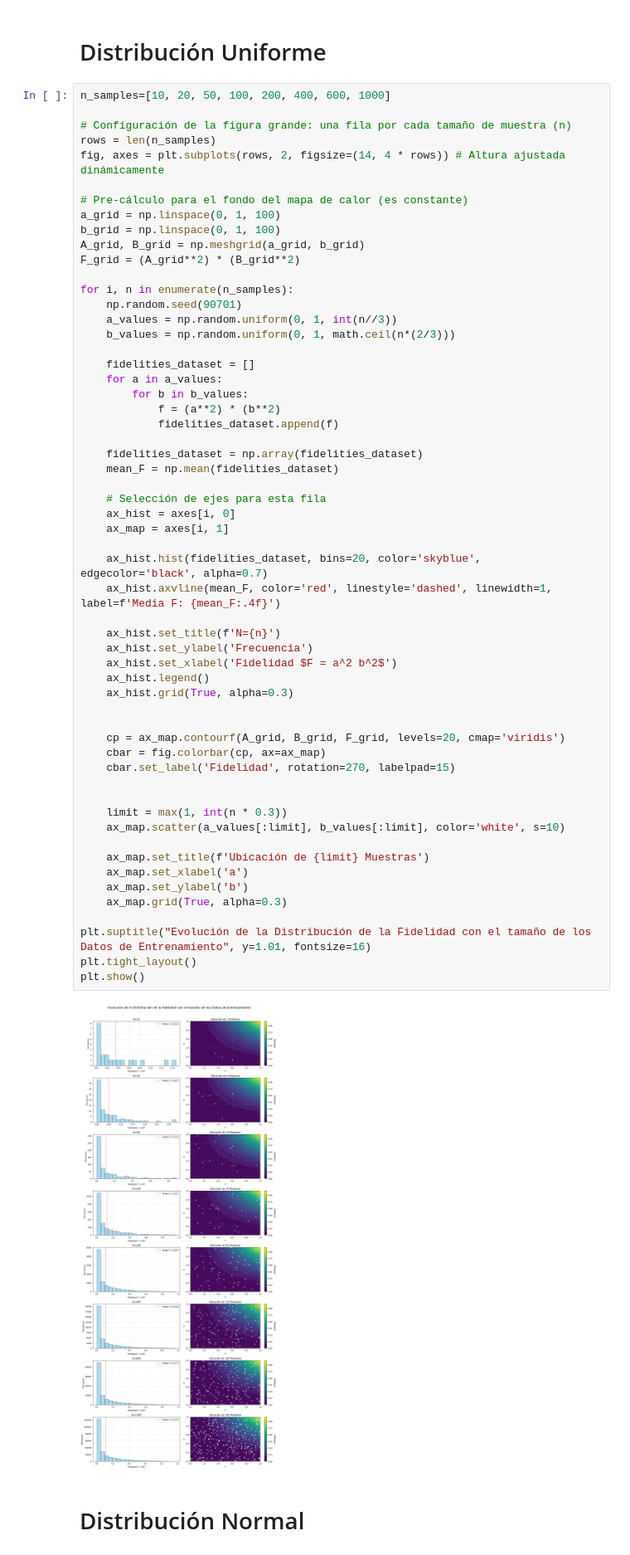
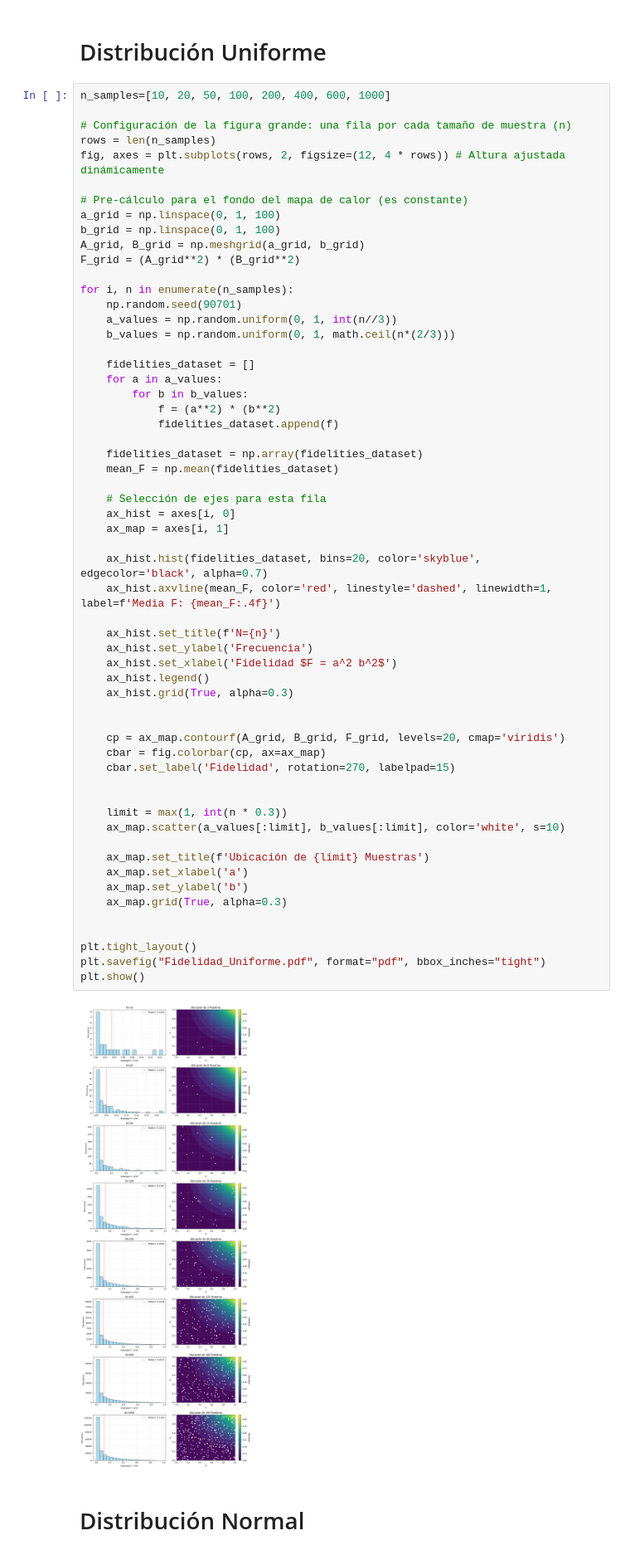
Before and after one commit to DayanaHenao/DiscriminativeQuantumNeuralNetworks, a Jupyter notebook: AnalisisExploratoriodeDatos.ipynb, the cells around one changed output. Shown at 83% size. Drawn from its saved outputs; the diff is of its cells as text.

Commit message:
Analisis Exploratorio de datos

```diff
--- a/AnalisisExploratoriodeDatos.ipynb
+++ b/AnalisisExploratoriodeDatos.ipynb
@@ -56,7 +56,7 @@ n_samples=[10, 20, 50, 100, 200, 400, 600, 1000]
 
 # Configuración de la figura grande: una fila por cada tamaño de muestra (n)
 rows = len(n_samples)
-fig, axes = plt.subplots(rows, 2, figsize=(14, 4 * rows)) # Altura ajustada dinámicamente
+fig, axes = plt.subplots(rows, 2, figsize=(12, 4 * rows)) # Altura ajustada dinámicamente
 
 # Pre-cálculo para el fondo del mapa de calor (es constante)
 a_grid = np.linspace(0, 1, 100)
@@ -81,35 +81,36 @@ for i, n in enumerate(n_samples):
     # Selección de ejes para esta fila
     ax_hist = axes[i, 0]
     ax_map = axes[i, 1]
 
     ax_hist.hist(fidelities_dataset, bins=20, color='skyblue', edgecolor='black', alpha=0.7)
     ax_hist.axvline(mean_F, color='red', linestyle='dashed', linewidth=1, label=f'Media F: {mean_F:.4f}')
 
     ax_hist.set_title(f'N={n}')
     ax_hist.set_ylabel('Frecuencia')
     ax_hist.set_xlabel('Fidelidad $F = a^2 b^2$')
     ax_hist.legend()
     ax_hist.grid(True, alpha=0.3)
 
 
     cp = ax_map.contourf(A_grid, B_grid, F_grid, levels=20, cmap='viridis')
     cbar = fig.colorbar(cp, ax=ax_map)
     cbar.set_label('Fidelidad', rotation=270, labelpad=15)
 
 
     limit = max(1, int(n * 0.3))
     ax_map.scatter(a_values[:limit], b_values[:limit], color='white', s=10)
 
     ax_map.set_title(f'Ubicación de {limit} Muestras')
     ax_map.set_xlabel('a')
     ax_map.set_ylabel('b')
     ax_map.grid(True, alpha=0.3)
 
-plt.suptitle("Evolución de la Distribución de la Fidelidad con el tamaño de los Datos de Entrenamiento", y=1.01, fontsize=16)
+
 plt.tight_layout()
+plt.savefig("Fidelidad_Uniforme.pdf", format="pdf", bbox_inches="tight")
 plt.show()
 # %% [output]
-[figure, old version]
+[figure, new version]
 # %% [markdown]
 # Distribución Normal
 # %%
```
Also changed, not shown: parts of 3 cells of this notebook, 8 other files.
